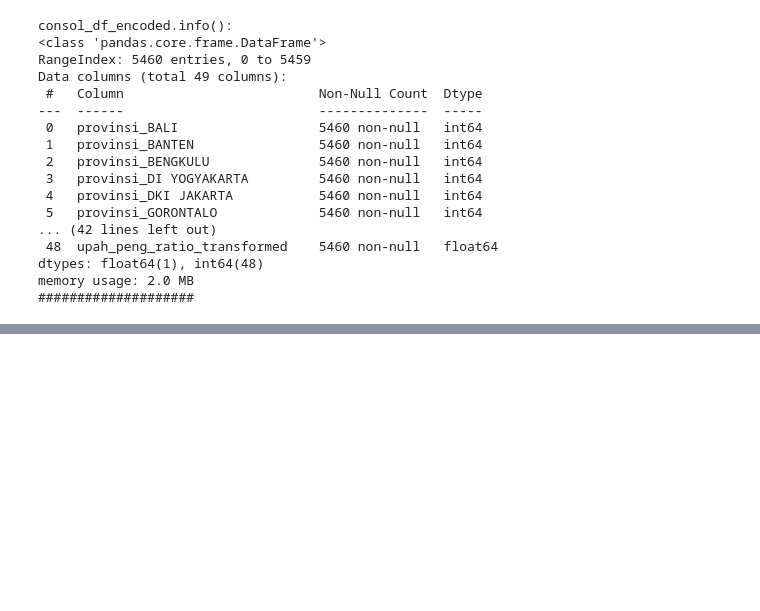
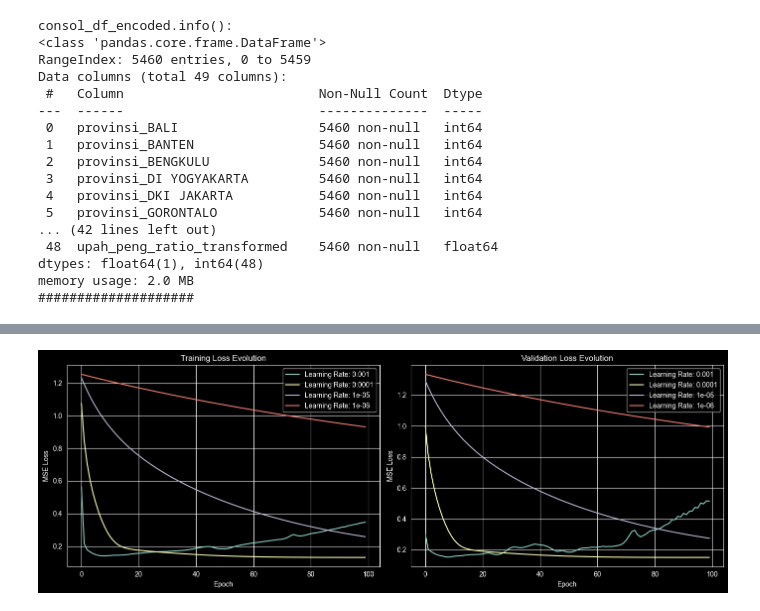
Before and after one commit to i-putu-mahendra-wijaya/mlp_202603_pekerja_sejahtera, a Jupyter notebook: pekerja_sejahtera.ipynb, the cells around one changed output, grey strips where cells are left out. Saved outputs shown, nothing was run; the diff lists cells and outputs as text; code cells hidden in the pictures; blank space fills up the shorter version.

```diff
--- a/pekerja_sejahtera.ipynb
+++ b/pekerja_sejahtera.ipynb
@@ -747,0 +871,14 @@ memory usage: 2.0 MB
+# %%
+SEED: int = 42
+EPOCHS: int = 100
+BATCH_SIZE: int = 32
+
+# Training `model01`
+model01_history: tf.keras.callbacks.History = model01.fit(
+    X_train
+    , y_train
+    , validation_data = (X_val, y_val)
+    , epochs = EPOCHS
+    , batch_size = BATCH_SIZE
+    , verbose = 2
+)
@@ -747,0 +1112,36 @@ memory usage: 2.0 MB
+# %%
+%matplotlib inline
+
+fig, axs = plt.subplots(
+    nrows = 1
+    , ncols = 2
+    , figsize = (14, 5)
+)
+
+for each_lr, each_history in histories.items():
+
+    axs[0].plot(
+        each_history.history["loss"]
+        , label = f"Learning Rate: {each_lr}"
+    )
+
+    axs[1].plot(
+        each_history.history["val_loss"]
+        , label = f"Learning Rate: {each_lr}"
+    )
+
+
+axs[0].set_title("Training Loss Evolution")
+axs[0].set_xlabel("Epoch")
+axs[0].set_ylabel("MSE Loss")
+axs[0].legend()
+
+axs[1].set_title("Validation Loss Evolution")
+axs[1].set_xlabel("Epoch")
+axs[1].set_ylabel("MSE Loss")
+axs[1].legend()
+
+plt.tight_layout()
+plt.show()
+# %% [output]
+[figure, added]
```
Also changed, not shown: parts of 18 cells of this notebook.
